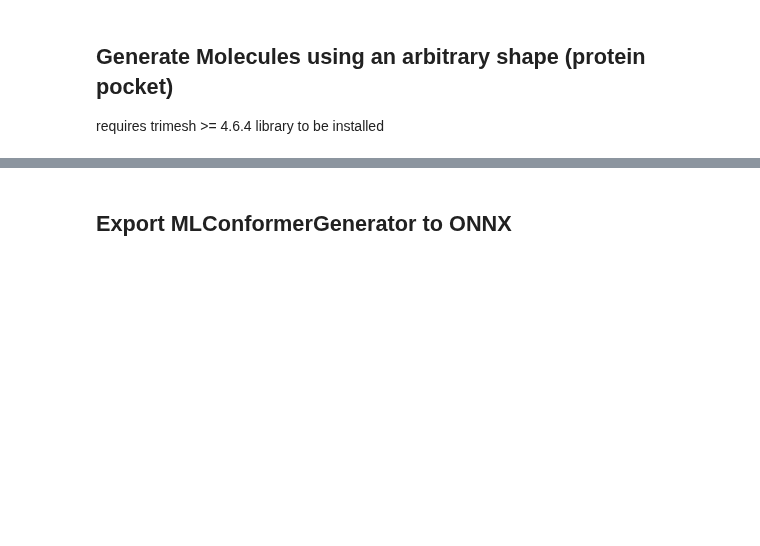
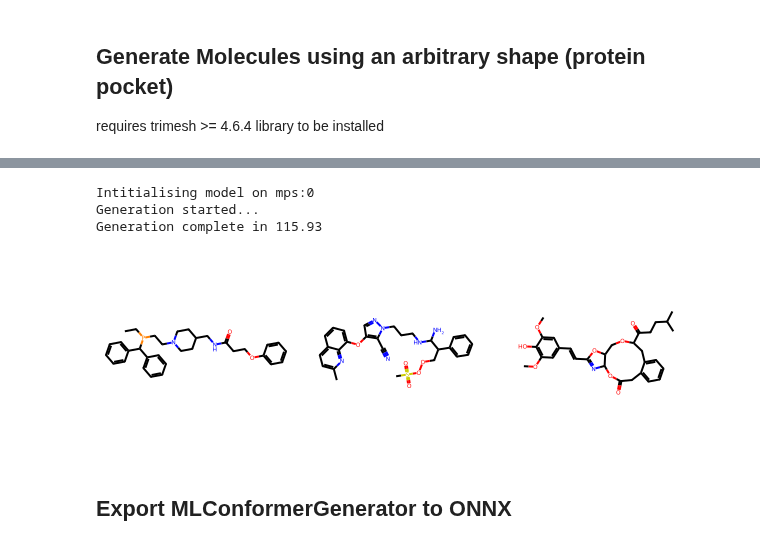
Before and after one commit to Membrizard/ml_conformer_generator, a Jupyter notebook: python_api_demo.ipynb, the cells around one changed output, grey strips where cells are left out. Cells and saved outputs as stored; diff of their text form; code cells hidden in the pictures; blank space fills up the shorter version.

```diff
--- a/python_api_demo.ipynb
+++ b/python_api_demo.ipynb
@@ -71,34 +85,39 @@ if torch.cuda.is_available():
 elif torch.backends.mps.is_available():
     device = torch.device("mps:0")
 else:
     device = torch.device("cpu")
 
 print(f"Intitialising model on {device}")
 
 # Load example - CLK1 pocket as .stl file
-mymesh = trimesh.load('./src/mlconfgen/utils/mol_examples/6q8k_pocket.stl')
+mymesh = trimesh.load('./demo_files/6q8k_pocket.stl')
 mymesh.density = 0.02
 
 # The shape that you are using needs to be watertight
 check = mymesh.is_watertight
 
 if not check:
     raise ValueError("The .stl file needs to be watertight.")
 
 ref_context = torch.tensor(mymesh.principal_inertia_components, dtype=torch.float32)
 
 generator = MLConformerGenerator(device=device)
 
 # Generate Samples
 print("Generation started...")
 start = time.time()
 samples = generator.generate_conformers(reference_context=ref_context, n_atoms=38, n_samples=10, variance=1)
 print(f"Generation complete in {round(time.time() - start, 2)}")
 
 # Display results
 mols = [Chem.MolFromSmiles(Chem.MolToSmiles(x)) for x in samples]
 
 Draw.MolsToGridImage(mols)
+# %% [output]
+Intitialising model on mps:0
+Generation started...
+Generation complete in 115.93
+[figure, added]
 # %% [markdown]
 ## Export MLConformerGenerator to ONNX
 # %%
```
Also changed, not shown: parts of 3 cells of this notebook, 25 other files.
